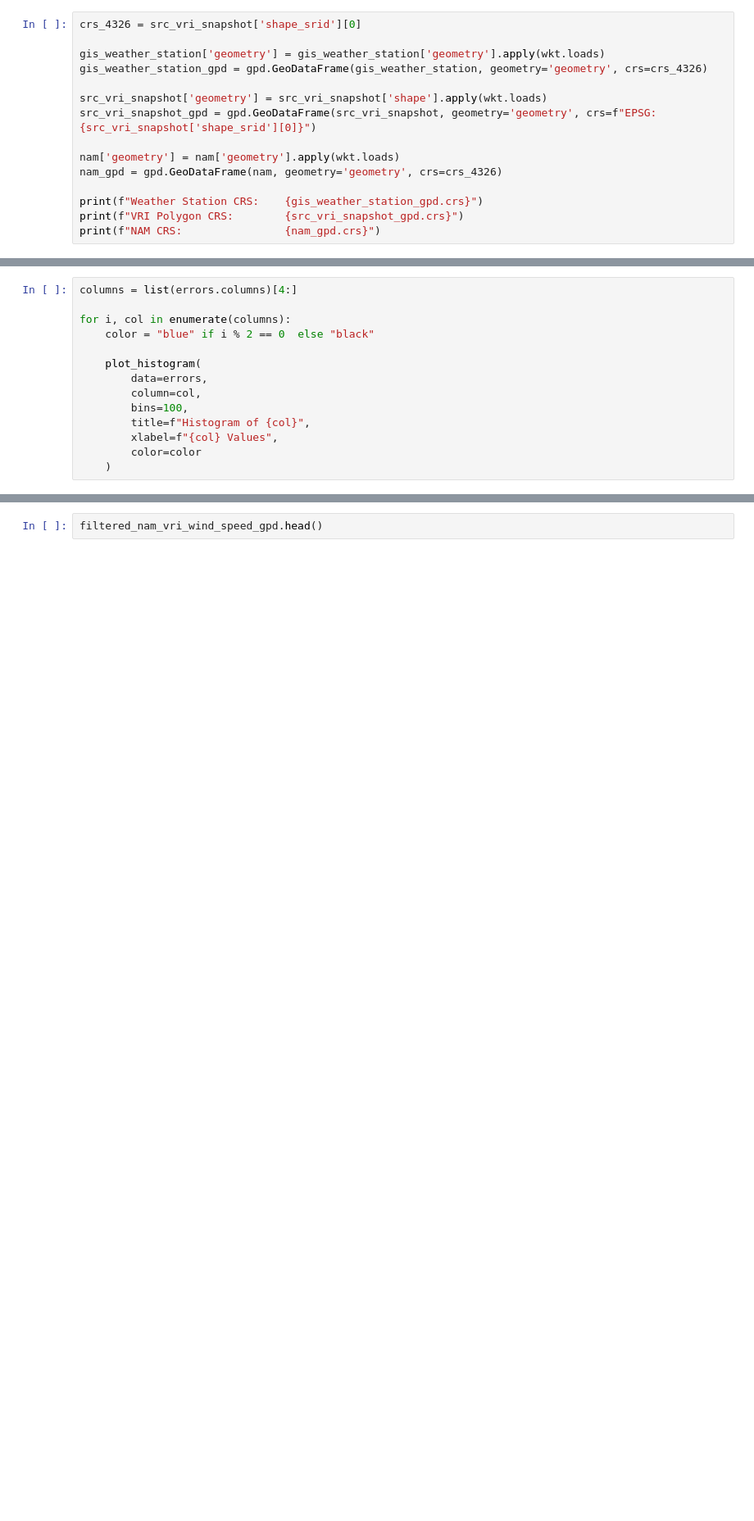
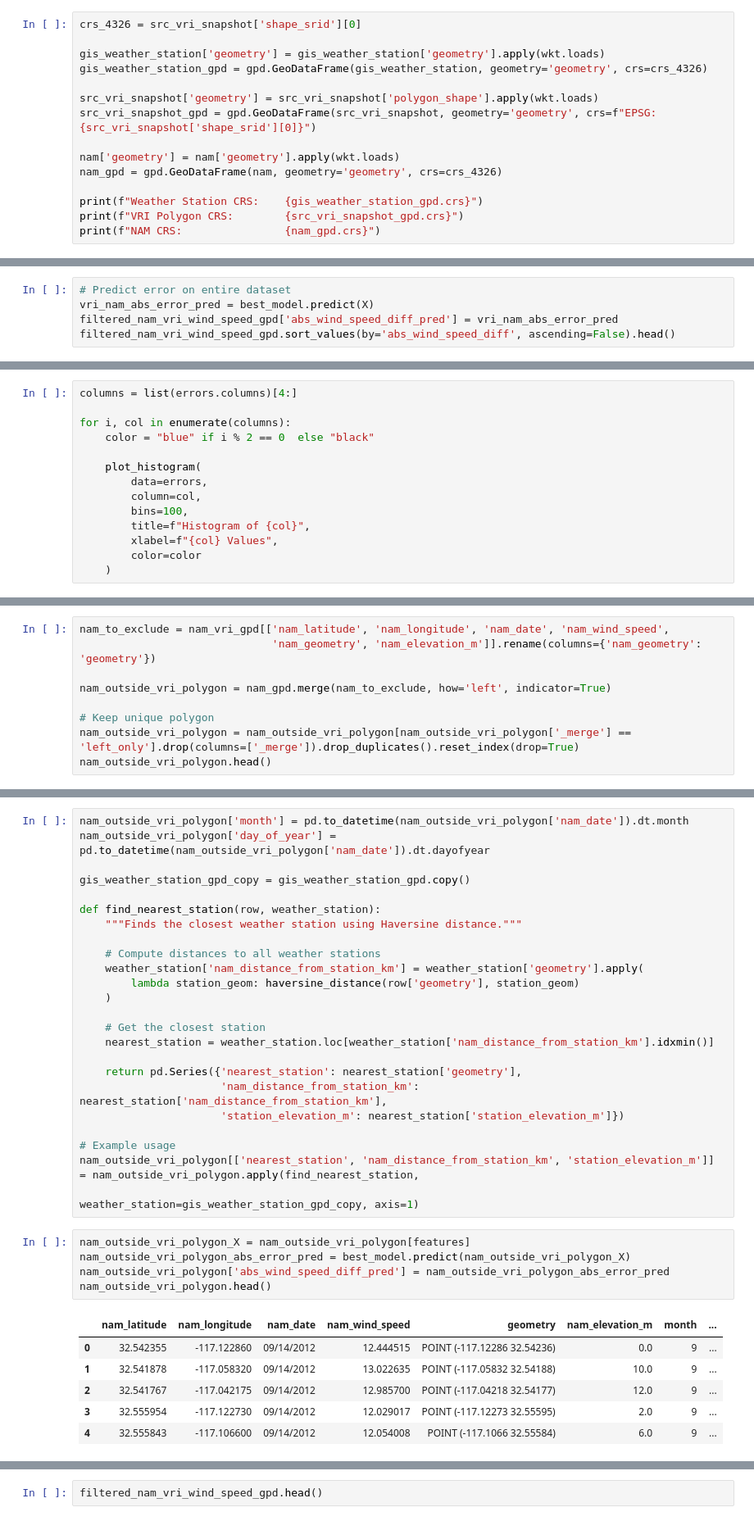
Before and after one commit to StevDoms/SDGE_NAM_Analysis, a Jupyter notebook: DSC180B_Project.ipynb, the cells around one changed output, grey strips where cells are left out. Shown at 82% size. Saved outputs shown, nothing was run; the diff lists cells and outputs as text; blank space fills up the shorter version.

Commit message:
Finished model. Need cleaning of the visualization and errors

```diff
--- a/DSC180B_Project.ipynb
+++ b/DSC180B_Project.ipynb
@@ -73,7 +86,7 @@ crs_4326 = src_vri_snapshot['shape_srid'][0]
 gis_weather_station['geometry'] = gis_weather_station['geometry'].apply(wkt.loads)
 gis_weather_station_gpd = gpd.GeoDataFrame(gis_weather_station, geometry='geometry', crs=crs_4326)
 
-src_vri_snapshot['geometry'] = src_vri_snapshot['shape'].apply(wkt.loads)
+src_vri_snapshot['geometry'] = src_vri_snapshot['polygon_shape'].apply(wkt.loads)
 src_vri_snapshot_gpd = gpd.GeoDataFrame(src_vri_snapshot, geometry='geometry', crs=f"EPSG:{src_vri_snapshot['shape_srid'][0]}")
 
 nam['geometry'] = nam['geometry'].apply(wkt.loads)
@@ -249,0 +279,5 @@ KeyError: "['station_elevation_m'] not in index"
+# %%
+# Predict error on entire dataset
+vri_nam_abs_error_pred = best_model.predict(X)
+filtered_nam_vri_wind_speed_gpd['abs_wind_speed_diff_pred'] = vri_nam_abs_error_pred
+filtered_nam_vri_wind_speed_gpd.sort_values(by='abs_wind_speed_diff', ascending=False).head()
@@ -532,0 +521,9 @@ IFrame(map_path, width=700, height=500)
+# %%
+nam_to_exclude = nam_vri_gpd[['nam_latitude', 'nam_longitude', 'nam_date', 'nam_wind_speed',
+                              'nam_geometry', 'nam_elevation_m']].rename(columns={'nam_geometry': 'geometry'})
+
+nam_outside_vri_polygon = nam_gpd.merge(nam_to_exclude, how='left', indicator=True)
+
+# Keep unique polygon
+nam_outside_vri_polygon = nam_outside_vri_polygon[nam_outside_vri_polygon['_merge'] == 'left_only'].drop(columns=['_merge']).drop_duplicates().reset_index(drop=True)
+nam_outside_vri_polygon.head()
@@ -532,0 +537,36 @@ IFrame(map_path, width=700, height=500)
+# %%
+nam_outside_vri_polygon['month'] = pd.to_datetime(nam_outside_vri_polygon['nam_date']).dt.month
+nam_outside_vri_polygon['day_of_year'] = pd.to_datetime(nam_outside_vri_polygon['nam_date']).dt.dayofyear
+
+gis_weather_station_gpd_copy = gis_weather_station_gpd.copy()
+
+def find_nearest_station(row, weather_station):
+    """Finds the closest weather station using Haversine distance."""
+
+    # Compute distances to all weather stations
+    weather_station['nam_distance_from_station_km'] = weather_station['geometry'].apply(
+        lambda station_geom: haversine_distance(row['geometry'], station_geom)
+    )
+
+    # Get the closest station
+    nearest_station = weather_station.loc[weather_station['nam_distance_from_station_km'].idxmin()]
+
+    return pd.Series({'nearest_station': nearest_station['geometry'],
+                      'nam_distance_from_station_km': nearest_station['nam_distance_from_station_km'],
+                      'station_elevation_m': nearest_station['station_elevation_m']})
+
+# Example usage
+nam_outside_vri_polygon[['nearest_station', 'nam_distance_from_station_km', 'station_elevation_m']] = nam_outside_vri_polygon.apply(find_nearest_station,
+                                                                                          weather_station=gis_weather_station_gpd_copy, axis=1)
+# %%
+nam_outside_vri_polygon_X = nam_outside_vri_polygon[features]
+nam_outside_vri_polygon_abs_error_pred = best_model.predict(nam_outside_vri_polygon_X)
+nam_outside_vri_polygon['abs_wind_speed_diff_pred'] = nam_outside_vri_polygon_abs_error_pred
+nam_outside_vri_polygon.head()
+# %% [output]
+|  | nam_latitude | nam_longitude | nam_date | nam_wind_speed | geometry | nam_elevation_m | month | ... |
+| 0 | 32.542355 | -117.122860 | 09/14/2012 | 12.444515 | POINT (-117.12286 32.54236) | 0.0 | 9 | ... |
+| 1 | 32.541878 | -117.058320 | 09/14/2012 | 13.022635 | POINT (-117.05832 32.54188) | 10.0 | 9 | ... |
+| 2 | 32.541767 | -117.042175 | 09/14/2012 | 12.985700 | POINT (-117.04218 32.54177) | 12.0 | 9 | ... |
+| 3 | 32.555954 | -117.122730 | 09/14/2012 | 12.029017 | POINT (-117.12273 32.55595) | 2.0 | 9 | ... |
+| 4 | 32.555843 | -117.106600 | 09/14/2012 | 12.054008 | POINT (-117.1066 32.55584) | 6.0 | 9 | ... |
```
Also changed, not shown: parts of 20 cells of this notebook.
